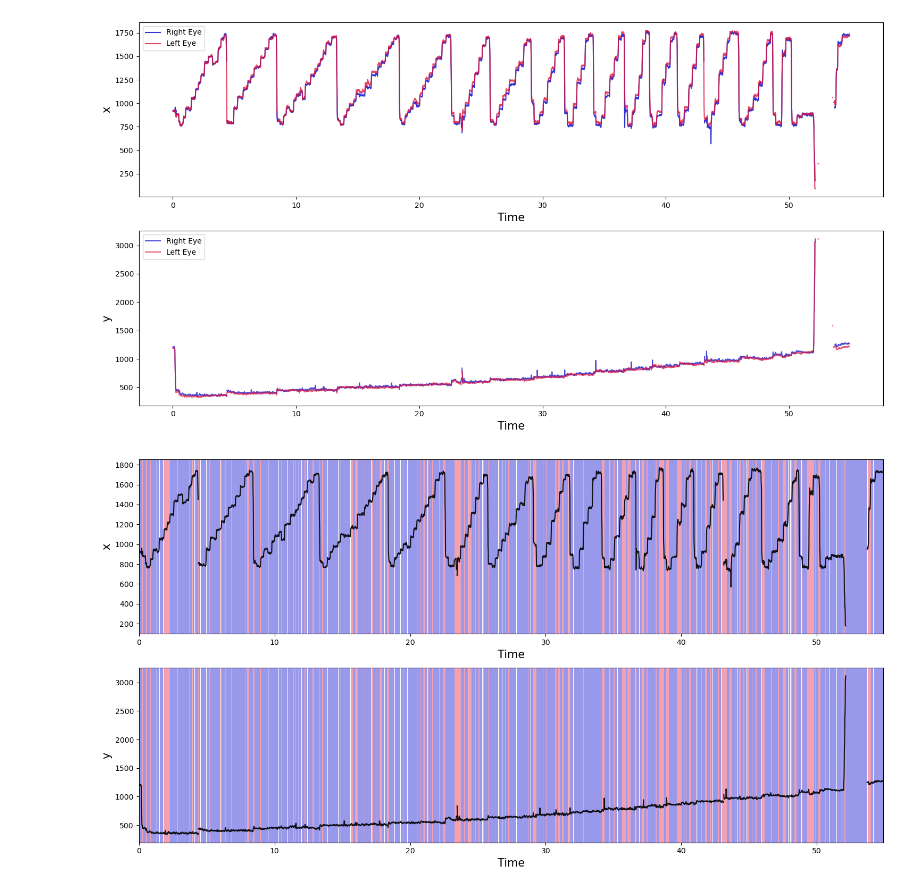
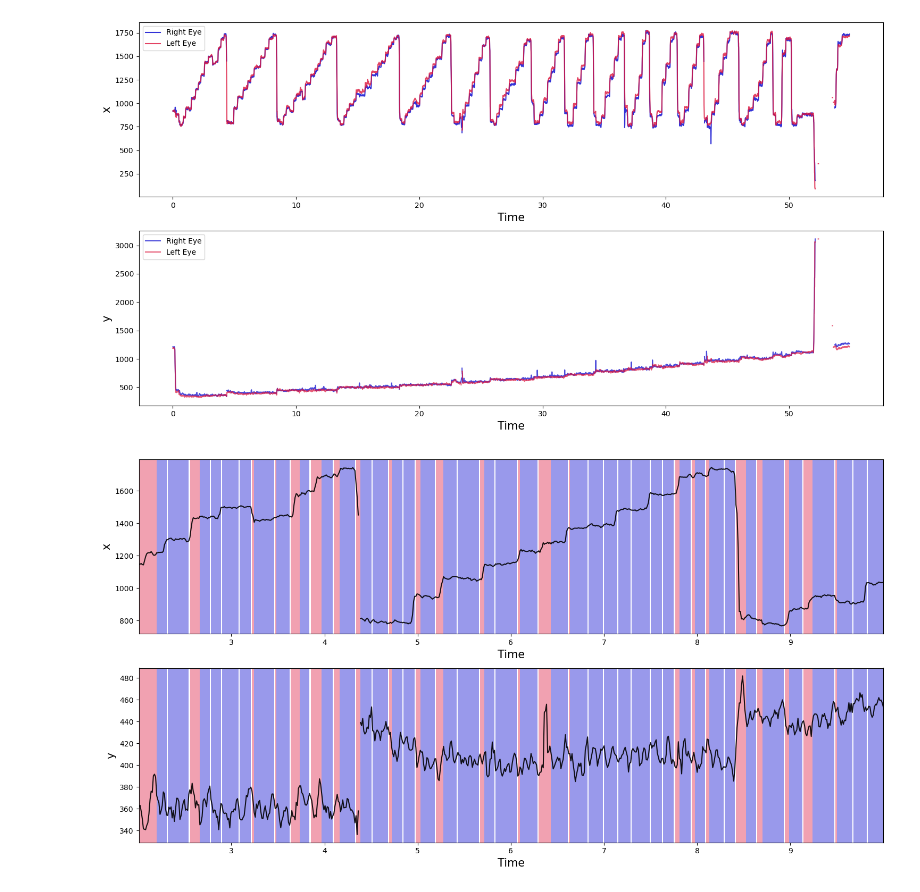
Before and after one commit to slayervictor/Fagpakkeprojekt-Eyes-Modelling, a Jupyter notebook: IDT/realtest.ipynb, the cells around one changed output. Cells and saved outputs as stored; diff of their text form; code cells hidden in the pictures.

```diff
--- a/IDT/realtest.ipynb
+++ b/IDT/realtest.ipynb
@@ -69,13 +70,16 @@ plt.tight_layout()
 plt.show()
 # %% [output]
 [figure]
+# %%
+eyes_filtered = eyes[(eyes['t'] >= 2) & (eyes['t'] <= 10)]
+eyes_filtered.reset_index(drop=True, inplace=True)
 # %%
-t = eyes['t']
-x = eyes['x_right']
-y = eyes['y_right']
+t = eyes_filtered['t']
+x = eyes_filtered['x_right']
+y = eyes_filtered['y_right']
 
-classifier = IDT(t, x, y, threshold=25, window_size=5)
+classifier = IDT(t, x, y, threshold=36, window_size=7)
 classifier.process()
 classifier.plot()
 # %% [output]
-[figure, old version]
+[figure, new version]
```
Also changed, not shown: parts of 8 cells of this notebook, 5 other files.
